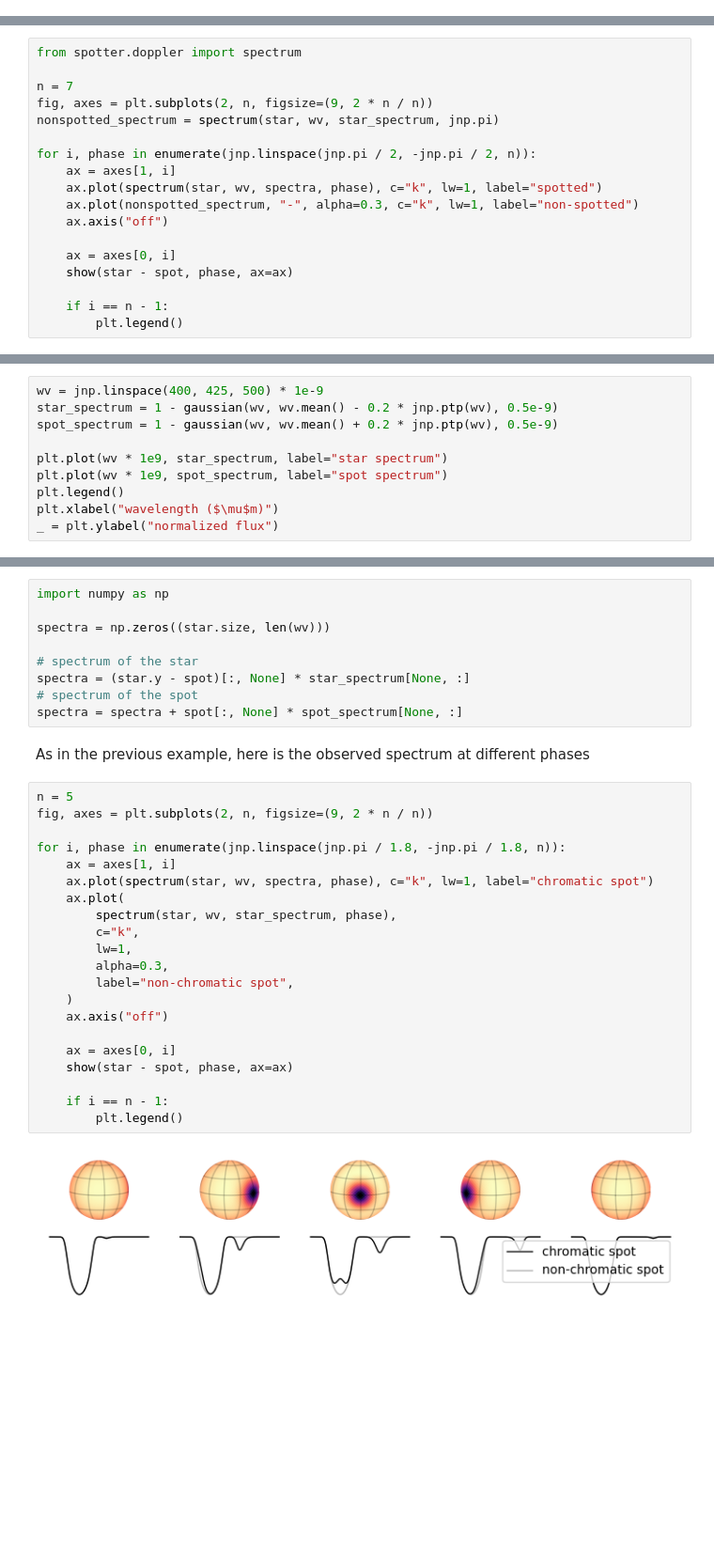
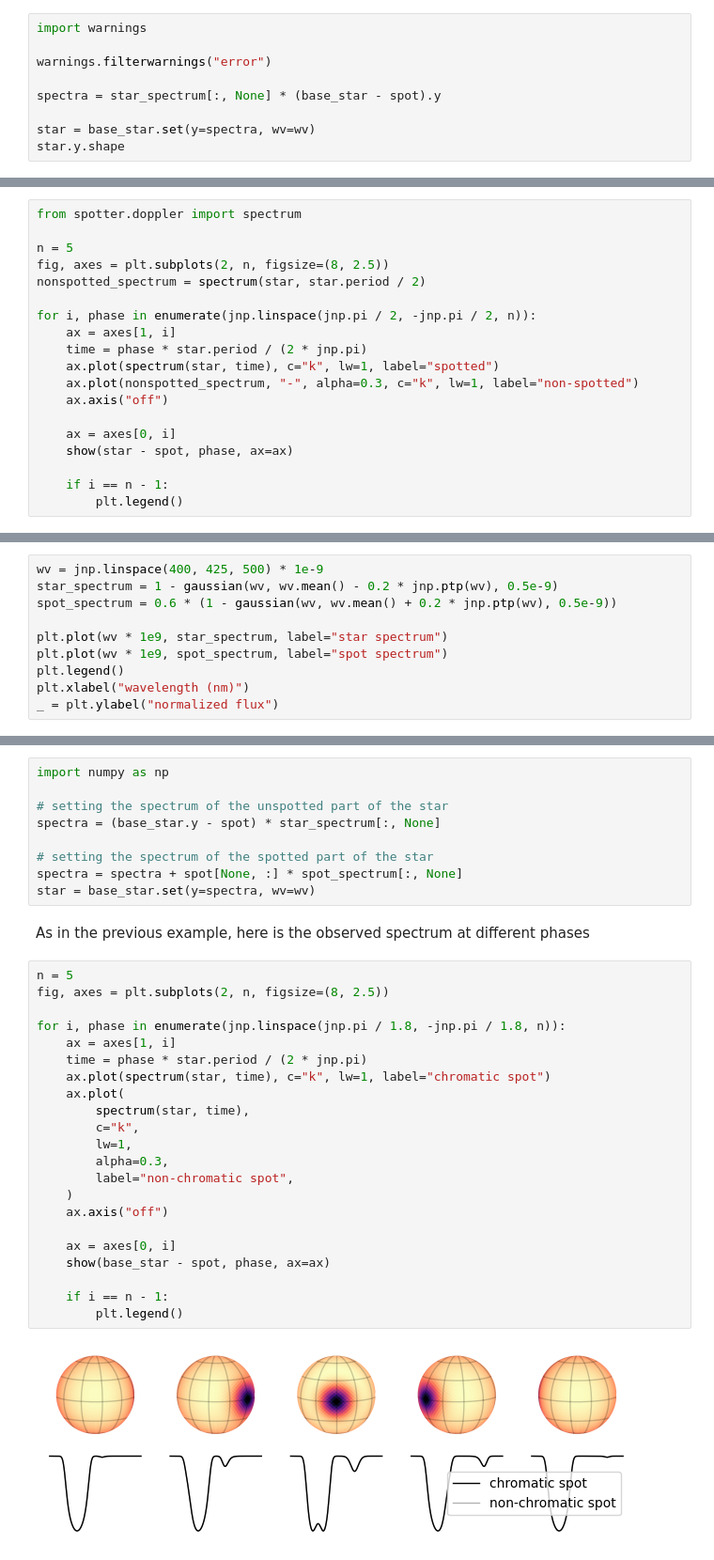
Before and after one commit to lgrcia/spotter, a Jupyter notebook: docs/notebooks/spectral.ipynb, the cells around one changed output, grey strips where cells are left out. Shown: that part at 94% size. Cells and saved outputs as stored; diff of their text form; blank space fills up the shorter version.

```diff
--- a/docs/notebooks/spectral.ipynb
+++ b/docs/notebooks/spectral.ipynb
@@ -56,0 +42,9 @@ spectra.shape
+# %%
+import warnings
+
+warnings.filterwarnings("error")
+
+spectra = star_spectrum[:, None] * (base_star - spot).y
+
+star = base_star.set(y=spectra, wv=wv)
+star.y.shape
@@ -65,13 +87,14 @@ Let's plot the observed spectrum at different phases
 # %%
 from spotter.doppler import spectrum
 
-n = 7
-fig, axes = plt.subplots(2, n, figsize=(9, 2 * n / n))
-nonspotted_spectrum = spectrum(star, wv, star_spectrum, jnp.pi)
+n = 5
+fig, axes = plt.subplots(2, n, figsize=(8, 2.5))
+nonspotted_spectrum = spectrum(star, star.period / 2)
 
 for i, phase in enumerate(jnp.linspace(jnp.pi / 2, -jnp.pi / 2, n)):
     ax = axes[1, i]
-    ax.plot(spectrum(star, wv, spectra, phase), c="k", lw=1, label="spotted")
+    time = phase * star.period / (2 * jnp.pi)
+    ax.plot(spectrum(star, time), c="k", lw=1, label="spotted")
     ax.plot(nonspotted_spectrum, "-", alpha=0.3, c="k", lw=1, label="non-spotted")
     ax.axis("off")
 
@@ -89,11 +116,11 @@ Because of their cooler temperatures (among other factors), starspots should hav
 # %%
 wv = jnp.linspace(400, 425, 500) * 1e-9
 star_spectrum = 1 - gaussian(wv, wv.mean() - 0.2 * jnp.ptp(wv), 0.5e-9)
-spot_spectrum = 1 - gaussian(wv, wv.mean() + 0.2 * jnp.ptp(wv), 0.5e-9)
+spot_spectrum = 0.6 * (1 - gaussian(wv, wv.mean() + 0.2 * jnp.ptp(wv), 0.5e-9))
 
 plt.plot(wv * 1e9, star_spectrum, label="star spectrum")
 plt.plot(wv * 1e9, spot_spectrum, label="spot spectrum")
 plt.legend()
-plt.xlabel("wavelength ($\mu$m)")
+plt.xlabel("wavelength (nm)")
 _ = plt.ylabel("normalized flux")
 # %% [output]
@@ -103,34 +130,35 @@ The next step consists in setting the spectra of each pixel in the map
 # %%
 import numpy as np
 
-spectra = np.zeros((star.size, len(wv)))
+# setting the spectrum of the unspotted part of the star
+spectra = (base_star.y - spot) * star_spectrum[:, None]
 
-# spectrum of the star
-spectra = (star.y - spot)[:, None] * star_spectrum[None, :]
-# spectrum of the spot
-spectra = spectra + spot[:, None] * spot_spectrum[None, :]
+# setting the spectrum of the spotted part of the star
+spectra = spectra + spot[None, :] * spot_spectrum[:, None]
+star = base_star.set(y=spectra, wv=wv)
 # %% [markdown]
 As in the previous example, here is the observed spectrum at different phases
 # %%
 n = 5
-fig, axes = plt.subplots(2, n, figsize=(9, 2 * n / n))
+fig, axes = plt.subplots(2, n, figsize=(8, 2.5))
 
 for i, phase in enumerate(jnp.linspace(jnp.pi / 1.8, -jnp.pi / 1.8, n)):
     ax = axes[1, i]
-    ax.plot(spectrum(star, wv, spectra, phase), c="k", lw=1, label="chromatic spot")
+    time = phase * star.period / (2 * jnp.pi)
+    ax.plot(spectrum(star, time), c="k", lw=1, label="chromatic spot")
     ax.plot(
-        spectrum(star, wv, star_spectrum, phase),
+        spectrum(star, time),
         c="k",
         lw=1,
         alpha=0.3,
         label="non-chromatic spot",
     )
     ax.axis("off")
 
     ax = axes[0, i]
-    show(star - spot, phase, ax=ax)
+    show(base_star - spot, phase, ax=ax)
 
     if i == n - 1:
         plt.legend()
 # %% [output]
-[figure, old version]
+[figure, new version]
```
Also changed, not shown: parts of 21 cells of this notebook, 8 other files.
